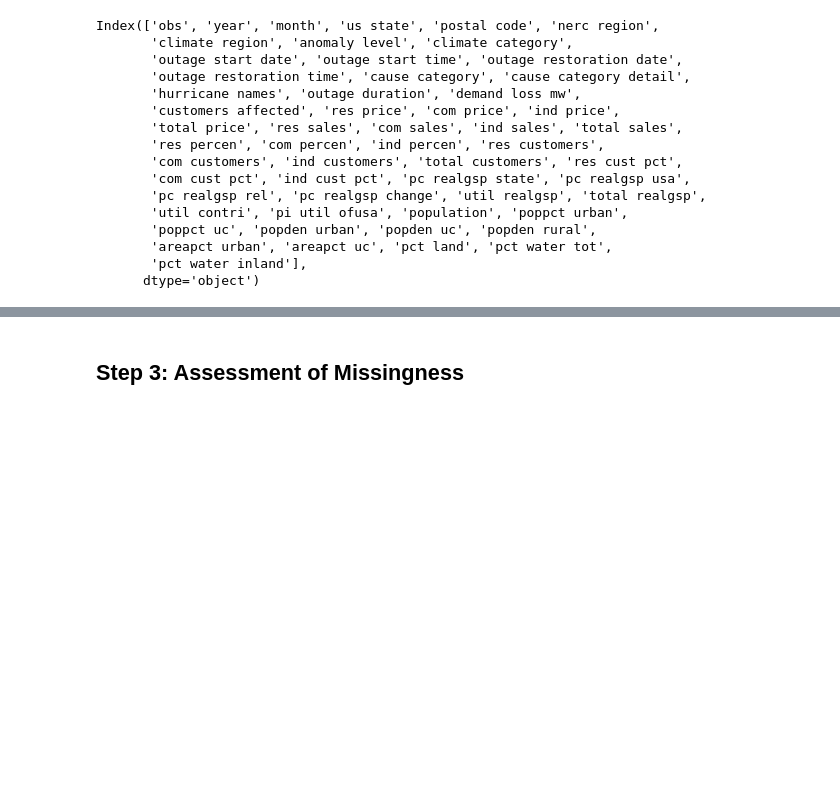
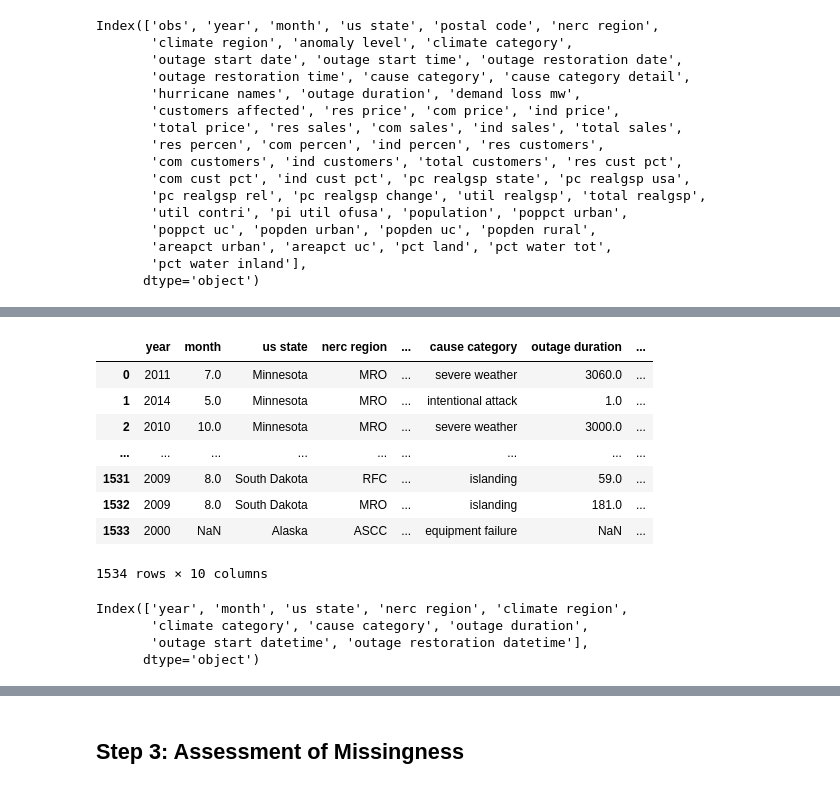
Before and after one commit to nimishamishra95/power-outage-analysis, a Jupyter notebook: template.ipynb, the cells around one changed output, grey strips where cells are left out. Drawn from its saved outputs; the diff is of its cells as text; code cells hidden in the pictures; blank space fills up the shorter version.

```diff
--- a/template.ipynb
+++ b/template.ipynb
@@ -88,0 +156,23 @@ df
+# %%
+# Replace all empty strings in string columns with np.nan
+for col in df.columns:
+    if pd.api.types.is_string_dtype(df[col]):
+        df[col] = df[col].replace('', np.nan)
+df
+# %% [output]
+|  | year | month | us state | nerc region | ... | cause category | outage duration | ... |
+| 0 | 2011 | 7.0 | Minnesota | MRO | ... | severe weather | 3060.0 | ... |
+| 1 | 2014 | 5.0 | Minnesota | MRO | ... | intentional attack | 1.0 | ... |
+| 2 | 2010 | 10.0 | Minnesota | MRO | ... | severe weather | 3000.0 | ... |
+| ... | ... | ... | ... | ... | ... | ... | ... | ... |
+| 1531 | 2009 | 8.0 | South Dakota | RFC | ... | islanding | 59.0 | ... |
+| 1532 | 2009 | 8.0 | South Dakota | MRO | ... | islanding | 181.0 | ... |
+| 1533 | 2000 | NaN | Alaska | ASCC | ... | equipment failure | NaN | ... |
+1534 rows × 10 columns
+# %%
+df.columns
+# %% [output]
+Index(['year', 'month', 'us state', 'nerc region', 'climate region',
+       'climate category', 'cause category', 'outage duration',
+       'outage start datetime', 'outage restoration datetime'],
+      dtype='object')
```
Also changed, not shown: parts of 27 cells of this notebook, 6 other files.
